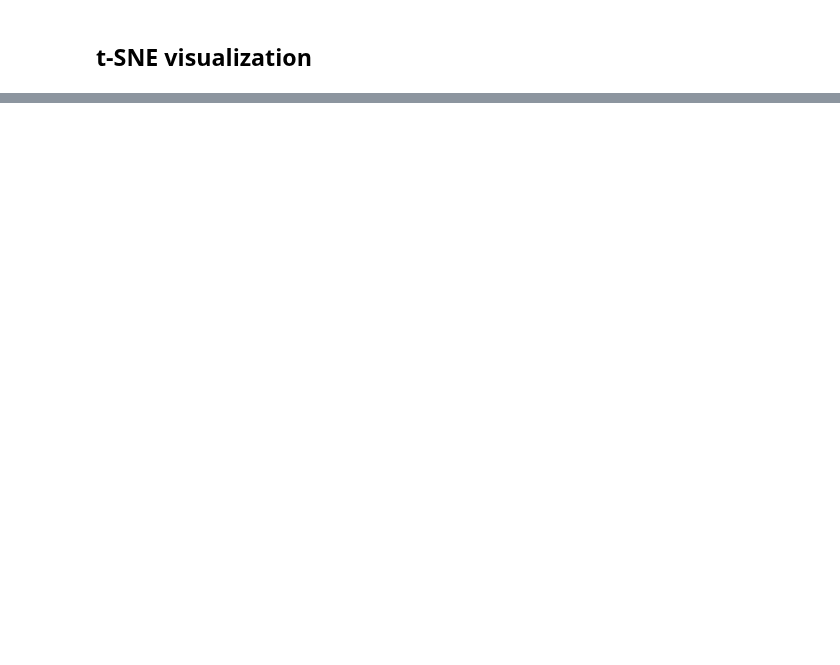
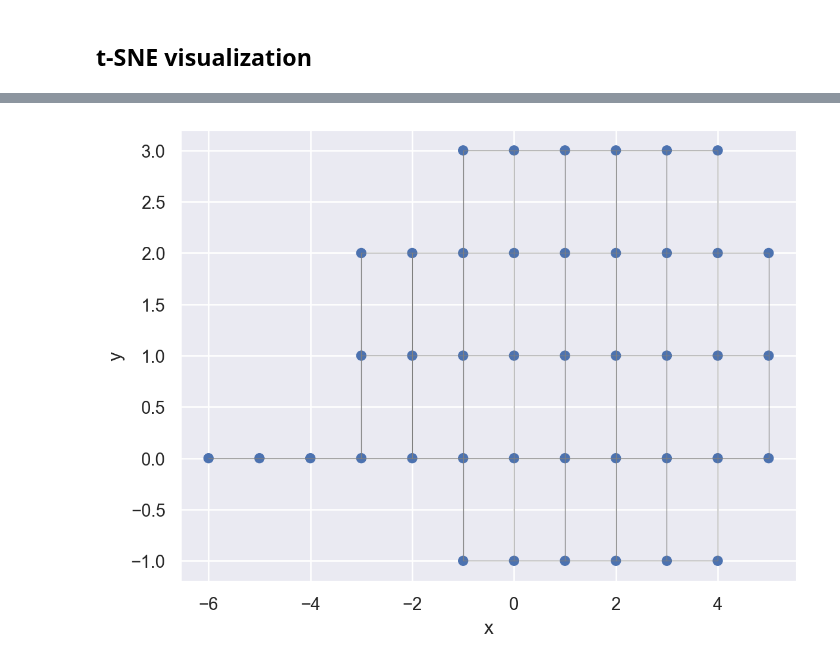
Before and after one commit to SandroMartens/ds2lsom, a Jupyter notebook: examples/comparison.ipynb, the cells around one changed output, grey strips where cells are left out. Saved outputs shown, nothing was run; the diff lists cells and outputs as text; code cells hidden in the pictures; blank space fills up the shorter version.

```diff
--- a/examples/comparison.ipynb
+++ b/examples/comparison.ipynb
@@ -204,0 +192,4 @@ plt.show()
+# %%
+algorithms["DS2LSOM"].quantizer_.plot()
+# %% [output]
+[figure, added]
```
Also changed, not shown: parts of 5 cells of this notebook, 3 other files.
